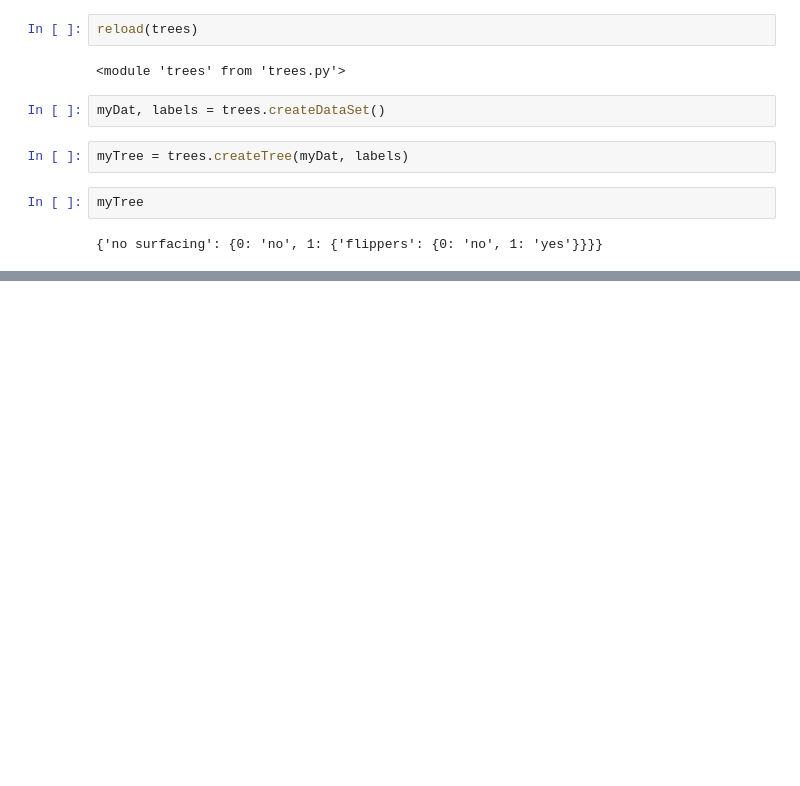
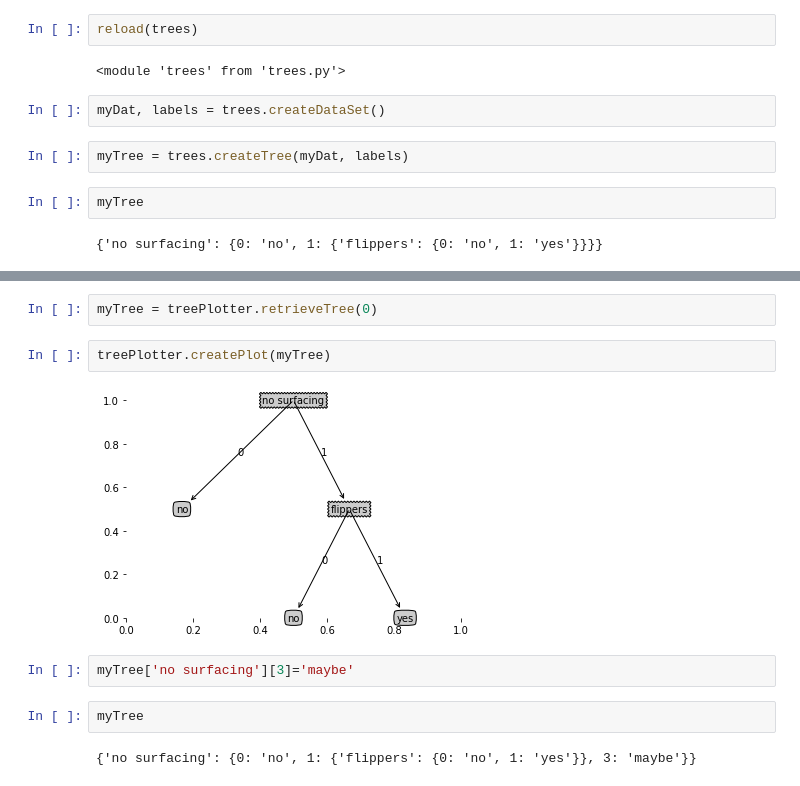
Before and after one commit to lovegoodJ/MLinAction, a Jupyter notebook: chapter3.ipynb, the cells around one changed output, grey strips where cells are left out. Drawn from its saved outputs; the diff is of its cells as text; blank space fills up the shorter version.

```diff
--- a/chapter3.ipynb
+++ b/chapter3.ipynb
@@ -72,0 +106,12 @@ myTree
+# %%
+myTree = treePlotter.retrieveTree(0)
+# %%
+treePlotter.createPlot(myTree)
+# %% [output]
+[figure, added]
+# %%
+myTree['no surfacing'][3]='maybe'
+# %%
+myTree
+# %% [output]
+{'no surfacing': {0: 'no', 1: {'flippers': {0: 'no', 1: 'yes'}}, 3: 'maybe'}}
```
Also changed, not shown: parts of 10 cells of this notebook, 2 other files.
